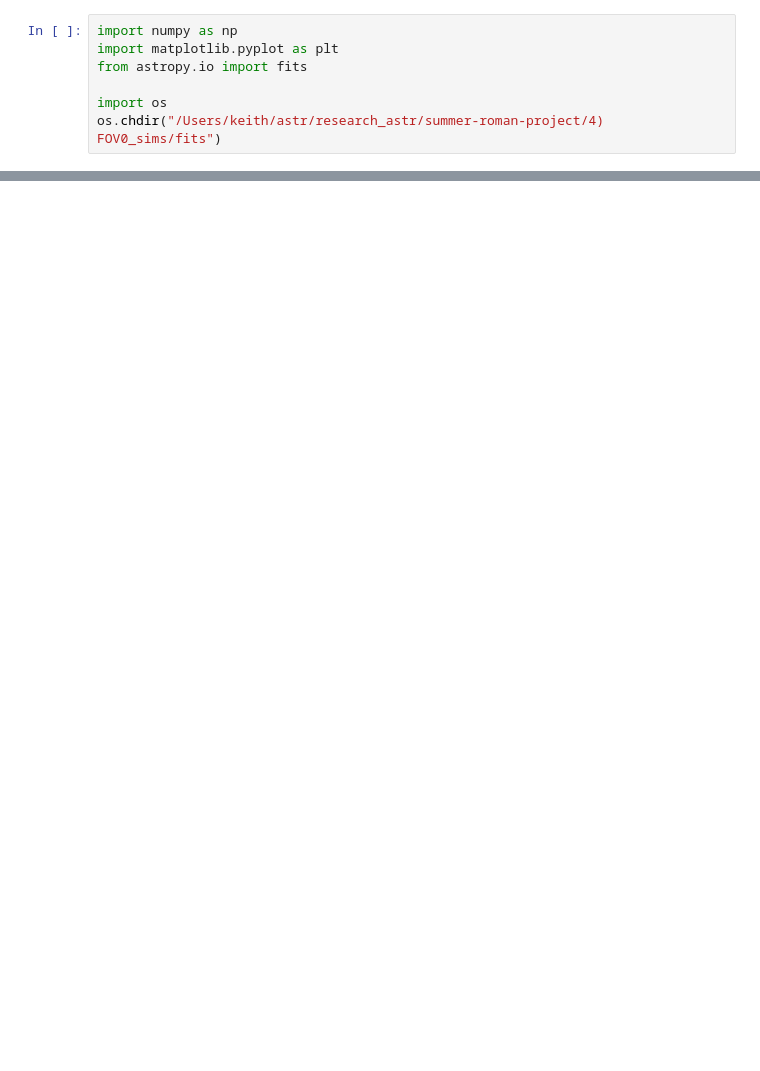
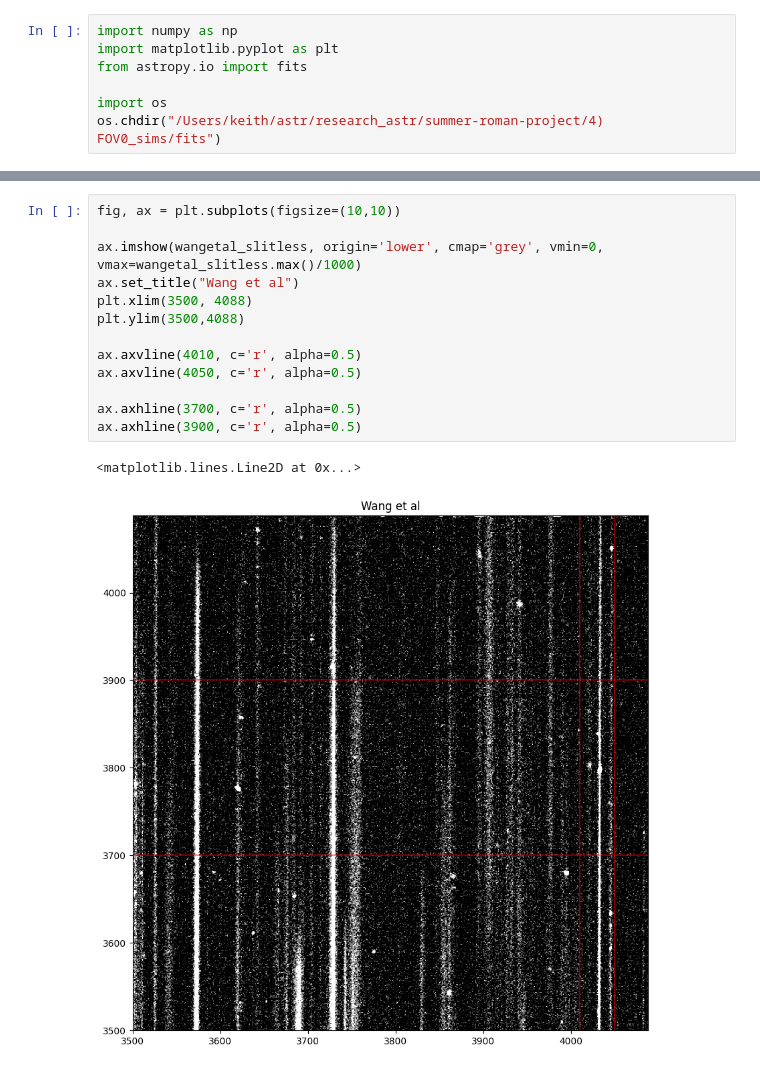
Before and after one commit to keithbuckholz/summer-roman-project, a Jupyter notebook: 4) FOV0_sims/notebooks/comparisons.ipynb, the cells around one changed output, grey strips where cells are left out. Saved outputs shown, nothing was run; the diff lists cells and outputs as text; blank space fills up the shorter version.

```diff
--- a/4) FOV0_sims/notebooks/comparisons.ipynb
+++ b/4) FOV0_sims/notebooks/comparisons.ipynb
@@ -36,0 +52,16 @@ fig.tight_layout()
+# %%
+fig, ax = plt.subplots(figsize=(10,10))
+
+ax.imshow(wangetal_slitless, origin='lower', cmap='grey', vmin=0, vmax=wangetal_slitless.max()/1000)
+ax.set_title("Wang et al")
+plt.xlim(3500, 4088)
+plt.ylim(3500,4088)
+
+ax.axvline(4010, c='r', alpha=0.5)
+ax.axvline(4050, c='r', alpha=0.5)
+
+ax.axhline(3700, c='r', alpha=0.5)
+ax.axhline(3900, c='r', alpha=0.5)
+# %% [output]
+<matplotlib.lines.Line2D at 0x...>
+[figure, added]
```
Also changed, not shown: parts of 4 cells of this notebook, 9 other files.
